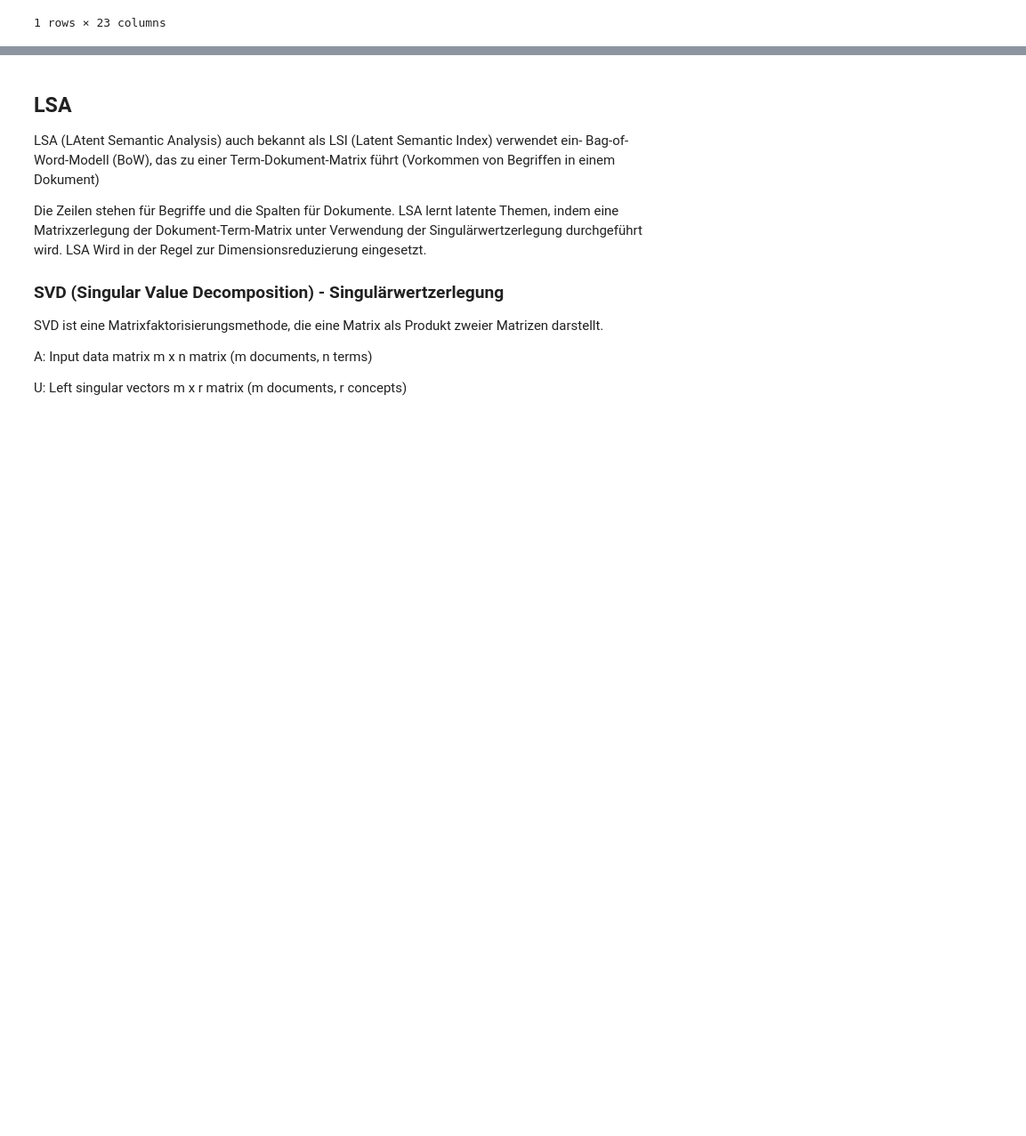
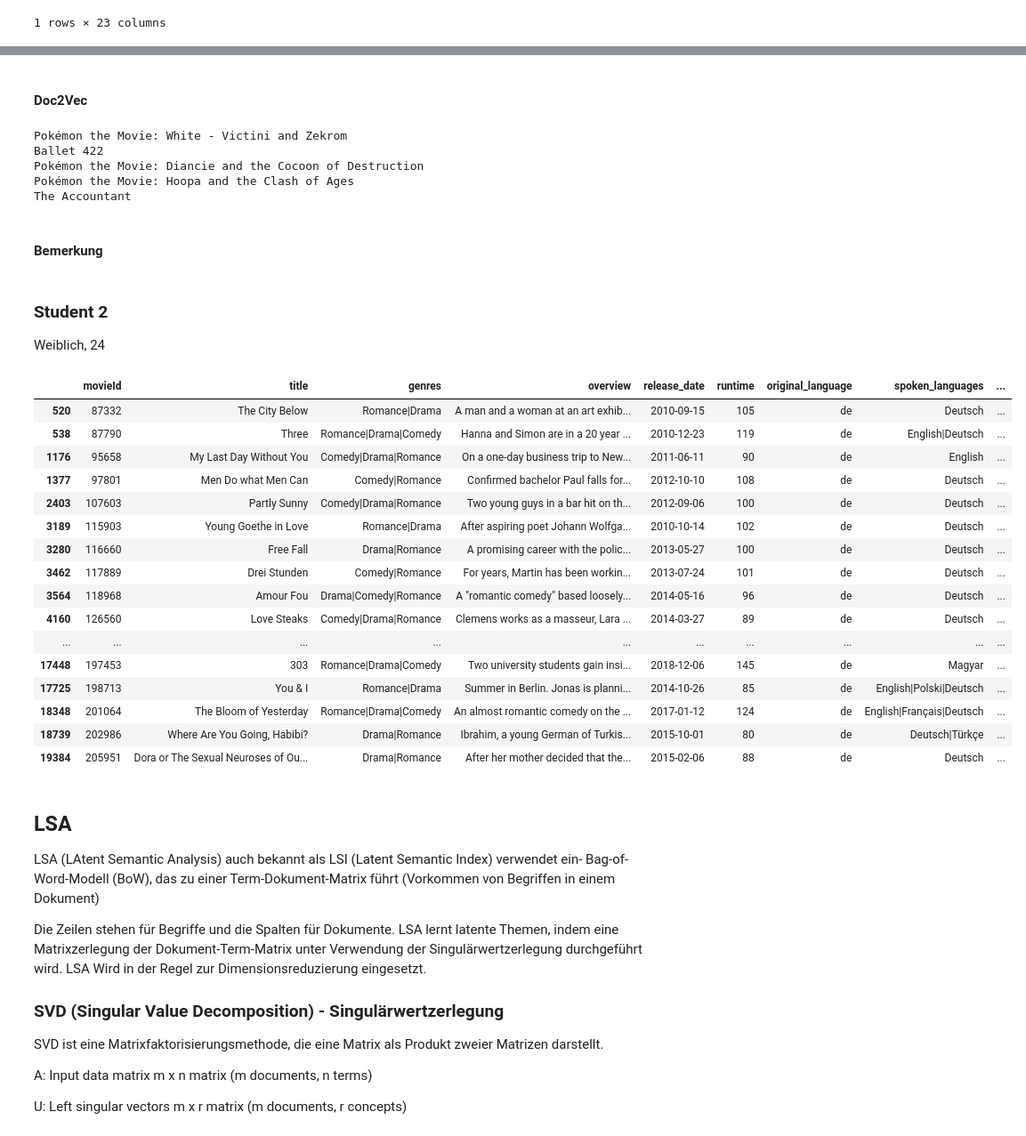
Before and after one commit to Luuzemp14/Cds1_Tinder-4-Movies, a Jupyter notebook: datawrangling.ipynb, the cells around one changed output, grey strips where cells are left out. Shown: that part at 89% size. Cells and saved outputs as stored; diff of their text form; code cells hidden in the pictures; blank space fills up the shorter version.

```diff
--- a/datawrangling.ipynb
+++ b/datawrangling.ipynb
@@ -278,0 +319,39 @@ print(recommendations_tfidf)
+# %% [markdown]
+#### Doc2Vec
+# %%
+recommendations_doc2vec = doc2vec_final(df_movies_nlp, ["Pokémon the Movie: The Power of Us"], cols)
+
+for movie in recommendations_doc2vec:
+    print(movie)
+# %% [output]
+Pokémon the Movie: White - Victini and Zekrom
+Ballet 422
+Pokémon the Movie: Diancie and the Cocoon of Destruction
+Pokémon the Movie: Hoopa and the Clash of Ages
+The Accountant
+# %% [markdown]
+#### Bemerkung
+# %% [markdown]
+### Student 2
+Weiblich, 24
+# %%
+# get movies from df_movies with Romance and GErman spoken language
+df_movies[(df_movies["genres"].str.contains("Romance")) & (df_movies["original_language"].str.contains("de"))]
+# %% [output]
+|  | movieId | title | genres | overview | release_date | runtime | original_language | spoken_languages | ... |
+| 520 | 87332 | The City Below | Romance|Drama | A man and a woman at an art exhib... | 2010-09-15 | 105 | de | Deutsch | ... |
+| 538 | 87790 | Three | Romance|Drama|Comedy | Hanna and Simon are in a 20 year ... | 2010-12-23 | 119 | de | English|Deutsch | ... |
+| 1176 | 95658 | My Last Day Without You | Comedy|Drama|Romance | On a one-day business trip to New... | 2011-06-11 | 90 | de | English | ... |
+| 1377 | 97801 | Men Do what Men Can | Comedy|Romance | Confirmed bachelor Paul falls for... | 2012-10-10 | 108 | de | Deutsch | ... |
+| 2403 | 107603 | Partly Sunny | Comedy|Drama|Romance | Two young guys in a bar hit on th... | 2012-09-06 | 100 | de | Deutsch | ... |
+| 3189 | 115903 | Young Goethe in Love | Romance|Drama | After aspiring poet Johann Wolfga... | 2010-10-14 | 102 | de | Deutsch | ... |
+| 3280 | 116660 | Free Fall | Drama|Romance | A promising career with the polic... | 2013-05-27 | 100 | de | Deutsch | ... |
+| 3462 | 117889 | Drei Stunden | Comedy|Romance | For years, Martin has been workin... | 2013-07-24 | 101 | de | Deutsch | ... |
+| 3564 | 118968 | Amour Fou | Drama|Comedy|Romance | A "romantic comedy" based loosely... | 2014-05-16 | 96 | de | Deutsch | ... |
+| 4160 | 126560 | Love Steaks | Comedy|Drama|Romance | Clemens works as a masseur, Lara ... | 2014-03-27 | 89 | de | Deutsch | ... |
+| ... | ... | ... | ... | ... | ... | ... | ... | ... | ... |
+| 17448 | 197453 | 303 | Romance|Drama|Comedy | Two university students gain insi... | 2018-12-06 | 145 | de | Magyar | ... |
+| 17725 | 198713 | You & I | Romance|Drama | Summer in Berlin. Jonas is planni... | 2014-10-26 | 85 | de | English|Polski|Deutsch | ... |
+| 18348 | 201064 | The Bloom of Yesterday | Romance|Drama|Comedy | An almost romantic comedy on the ... | 2017-01-12 | 124 | de | English|Français|Deutsch | ... |
+| 18739 | 202986 | Where Are You Going, Habibi? | Drama|Romance | Ibrahim, a young German of Turkis... | 2015-10-01 | 80 | de | Deutsch|Türkçe | ... |
+| 19384 | 205951 | Dora or The Sexual Neuroses of Ou... | Drama|Romance | After her mother decided that the... | 2015-02-06 | 88 | de | Deutsch | ... |
```
Also changed, not shown: parts of 16 cells of this notebook.
